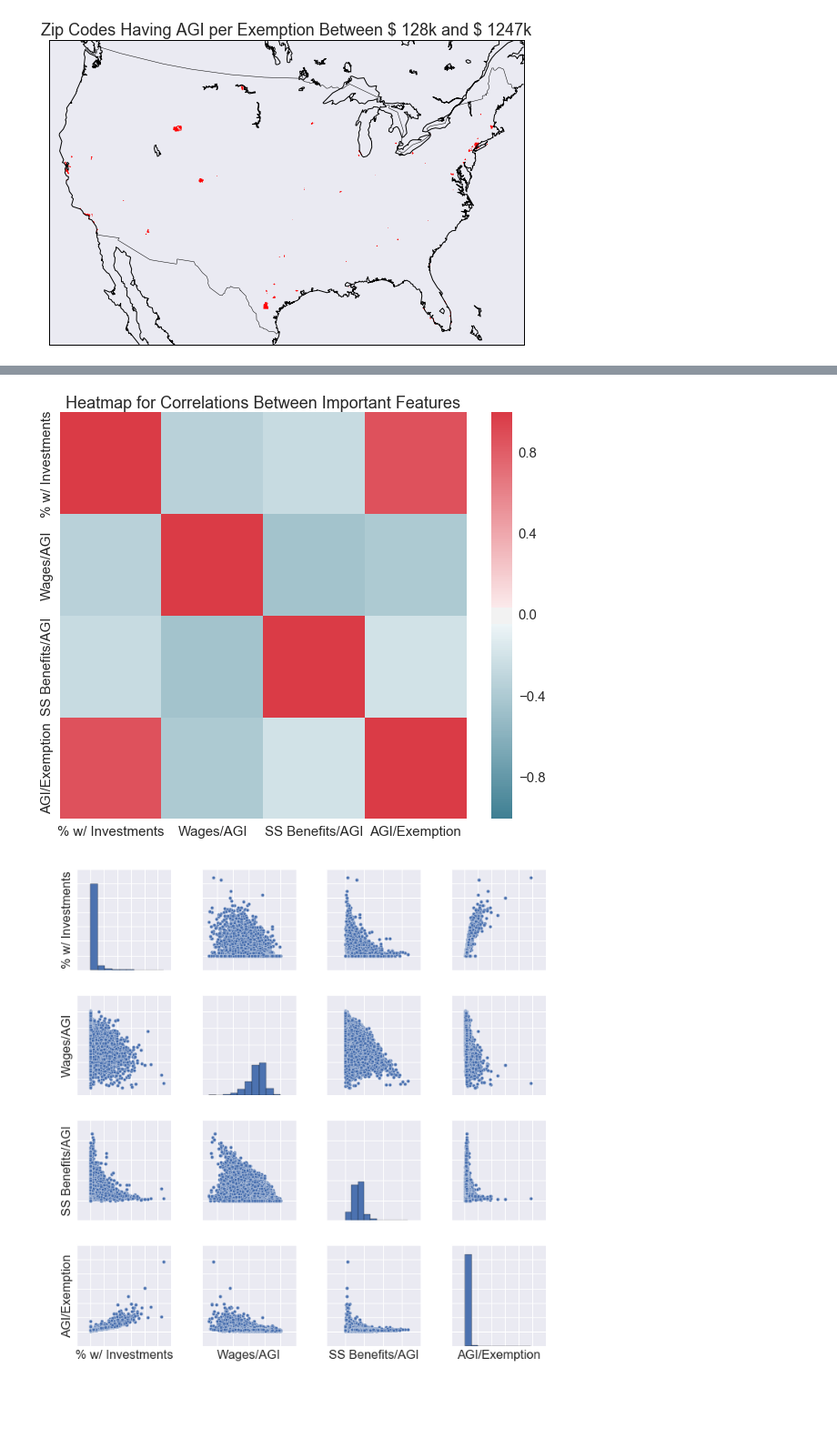
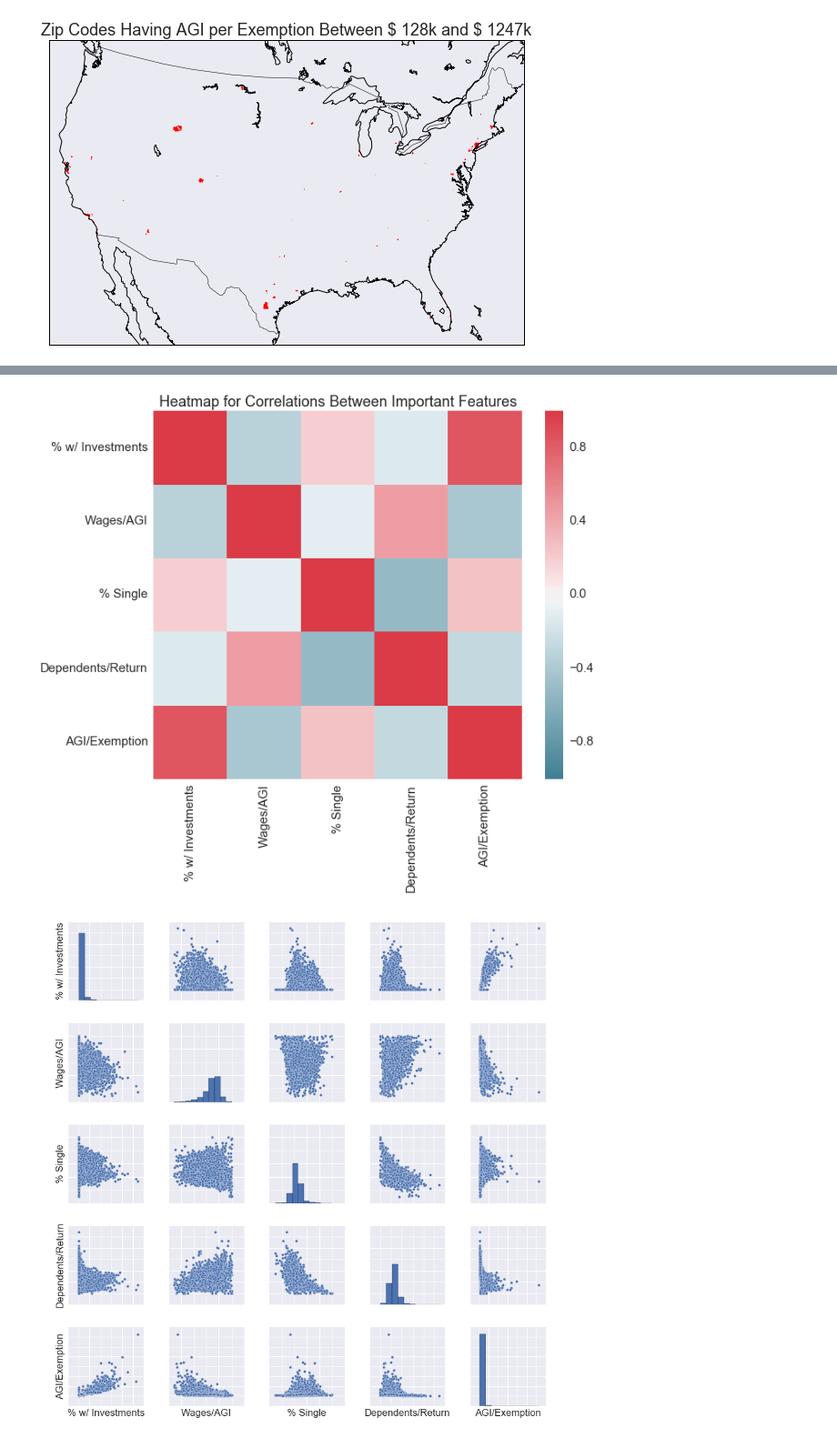
Before and after one commit to sleichen/Data-Incubator, a Jupyter notebook: DataIncubatorProject.ipynb, the cells around one changed output, grey strips where cells are left out. Shown at 91% size. Drawn from its saved outputs; the diff is of its cells as text; code cells hidden in the pictures; blank space fills up the shorter version.

```diff
--- a/DataIncubatorProject.ipynb
+++ b/DataIncubatorProject.ipynb
@@ -183,8 +180,8 @@ for col in data[year].columns:
         pass
 # %%
 model_df = data[year].groupby('zipcode').sum()
-model_df.agi_per_exemp = model_df.agi/model_df.num_returns
-model_df.agi_per_return = model_df.agi/model_df.num_exemp
+model_df.agi_per_exemp = model_df.agi/model_df.num_exemp
+model_df.agi_per_return = model_df.agi/model_df.num_returns
 for col in number_features:
     model_df[col] = model_df[col]/model_df.num_returns
 for col in amount_features:
@@ -203,7 +200,7 @@ features = X.columns
 labels = {'N00200': '% w/ Wages','A00200': 'Wages/AGI','N85300':'% w/ Investments', 'MARS2' : '% Joint', \
           'A07100': 'Total Credits/AGI' , 'A04470':'Itemized Deductions/AGI', 'num_exemp':'Exemptions per Return',\
          'mars1': '% Single','A85300' : 'Investment Income/AGI', 'A02500':'SS Benefits/AGI', 'N26270':'% w/ S-corp',\
-         'agi_per_exemp':'AGI/Exemption'}
+         'agi_per_exemp':'AGI/Exemption', 'NUMDEP':'Dependents/Return'}
 X.rename(columns = labels, inplace = True)
 
 
@@ -214,9 +211,9 @@ dcv = xgb.DMatrix(X_cv,label = Y_cv)
 
 #eta = learning rate
 #lambda = L2 regulator
-params = {'objective':'reg:linear','eta':.4,'max_depth':5, 'lambda':2}
+params = {'objective':'reg:linear','eta':.2,'max_depth':5, 'lambda':3}
 watchlist = [(dtrain, 'train'), (dcv, 'cv')]
-num_round = 300
+num_round = 200
 
 bst = xgb.train(params, dtrain, num_round, watchlist, verbose_eval=50)
 # %% [output]
@@ -239,20 +238,20 @@ The most important features, in order, are 1) the fraction of the returns that s
 # %%
 import warnings
 warnings.filterwarnings("ignore", category=DeprecationWarning)
 
 model_df.rename(columns = labels, inplace = True)
-imp_features = ['% w/ Investments', 'Wages/AGI', 'SS Benefits/AGI', 'Total Credits/AGI', '% w/ S-corp']
+imp_features = ['% w/ Investments', 'Wages/AGI', '% Single', 'Dependents/Return', 'Total Credits/AGI']
 f, ax = plt.subplots(figsize=(10, 8))
-corr = model_df[imp_features[:3] + ['AGI/Exemption']].corr()
+corr = model_df[imp_features[:4] + ['AGI/Exemption']].corr()
 sns.heatmap(corr, mask=np.zeros_like(corr, dtype=np.bool), cmap=sns.diverging_palette(220, 10, as_cmap=True),
             square=True, ax=ax)
 plt.title('Heatmap for Correlations Between Important Features')
 plt.show()
-pp = sns.pairplot( model_df[imp_features[:3] + ['AGI/Exemption']])
-for i in range(4):
+pp = sns.pairplot( model_df[imp_features[:4] + ['AGI/Exemption']])
+for i in range(5):
     plt.setp(pp.axes[i,0].get_yticklabels(), visible=False)
-    plt.setp(pp.axes[3,i].get_xticklabels(), visible=False)
+    plt.setp(pp.axes[4,i].get_xticklabels(), visible=False)
 plt.show()
 # %% [output]
-[figure, old version]
+[figure, new version]
-[figure, old version]
+[figure, new version]
```
Also changed, not shown: parts of 14 cells of this notebook, 1 other file.
